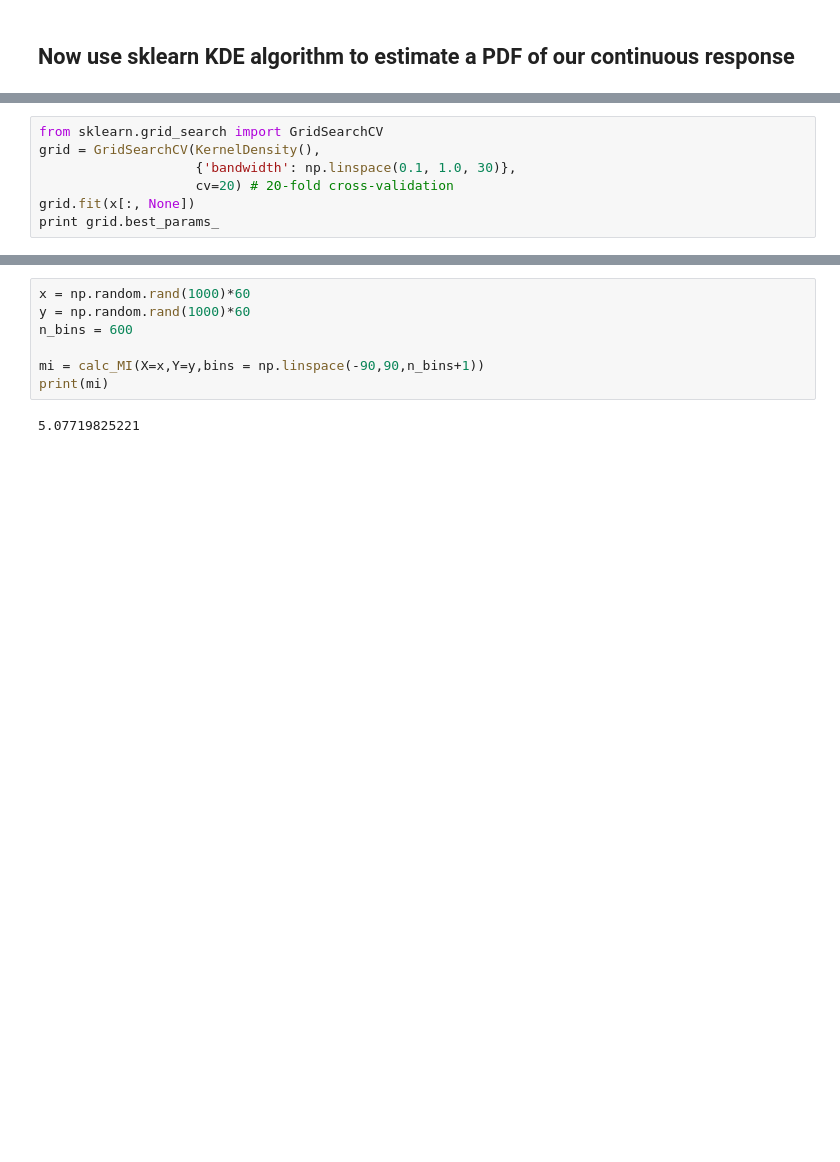
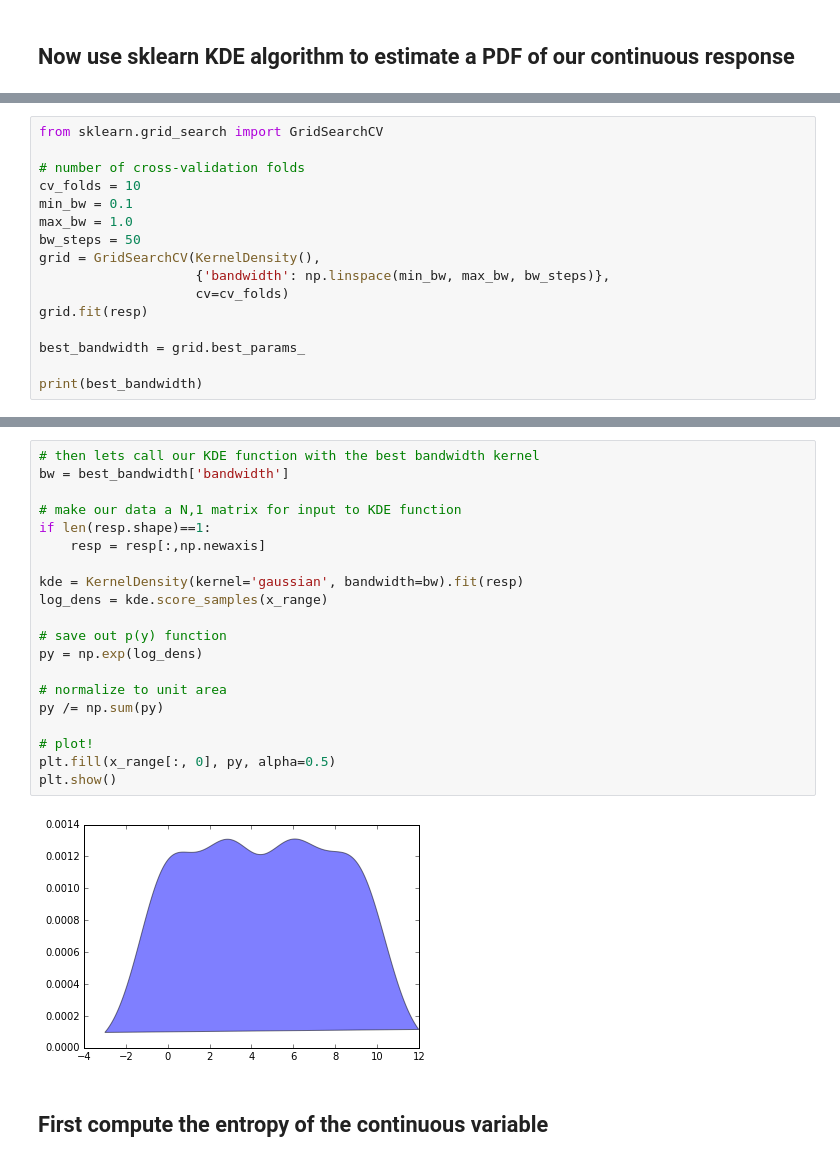
Before and after one commit to TimCSheehan/dev, a Jupyter notebook: Tutorial_070_MutualInformation.ipynb, the cells around one changed output, grey strips where cells are left out. Cells and saved outputs as stored; diff of their text form; blank space fills up the shorter version.

```diff
--- a/Tutorial_070_MutualInformation.ipynb
+++ b/Tutorial_070_MutualInformation.ipynb
@@ -472,7 +440,16 @@ ax.set_xlim(-4.5, 3.5);
 # %%
 from sklearn.grid_search import GridSearchCV
+
+# number of cross-validation folds
+cv_folds = 10
+min_bw = 0.1
+max_bw = 1.0
+bw_steps = 50
 grid = GridSearchCV(KernelDensity(),
-                    {'bandwidth': np.linspace(0.1, 1.0, 30)},
-                    cv=20) # 20-fold cross-validation
-grid.fit(x[:, None])
-print grid.best_params_
+                    {'bandwidth': np.linspace(min_bw, max_bw, bw_steps)},
+                    cv=cv_folds)
+grid.fit(resp)
+
+best_bandwidth = grid.best_params_
+
+print(best_bandwidth)
@@ -517,9 +458,24 @@ def calc_MI_ds(X,Y,n_samp=2000,n_iter=30,do_shuf=False,ret_all = False):
-# %%
-x = np.random.rand(1000)*60
-y = np.random.rand(1000)*60
-n_bins = 600
-
-mi = calc_MI(X=x,Y=y,bins = np.linspace(-90,90,n_bins+1))
-print(mi)
-# %% [output]
-5.07719825221
+# %%
+# then lets call our KDE function with the best bandwidth kernel
+bw = best_bandwidth['bandwidth']
+
+# make our data a N,1 matrix for input to KDE function
+if len(resp.shape)==1:
+    resp = resp[:,np.newaxis]
+
+kde = KernelDensity(kernel='gaussian', bandwidth=bw).fit(resp)
+log_dens = kde.score_samples(x_range)
+
+# save out p(y) function
+py = np.exp(log_dens)
+
+# normalize to unit area
+py /= np.sum(py)
+
+# plot!
+plt.fill(x_range[:, 0], py, alpha=0.5)
+plt.show()
+# %% [output]
+[figure, added]
+# %% [markdown]
+## First compute the entropy of the continuous variable
```
Also changed, not shown: parts of 23 cells of this notebook.
